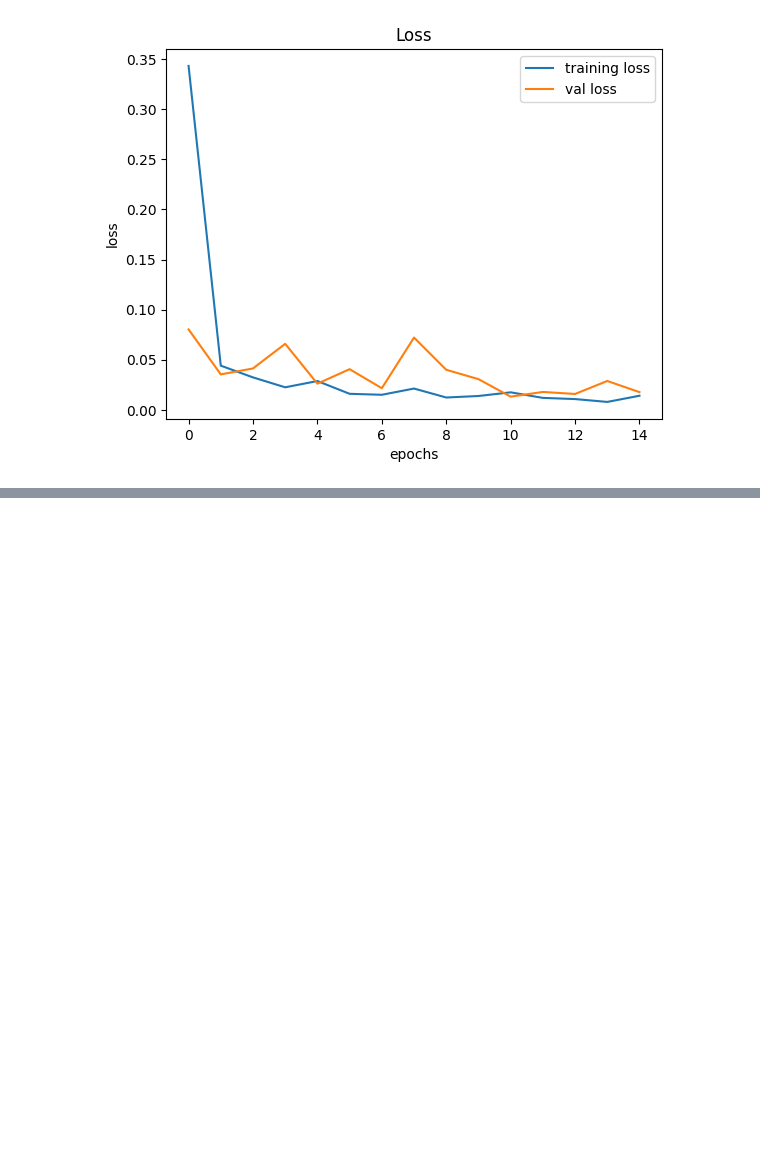
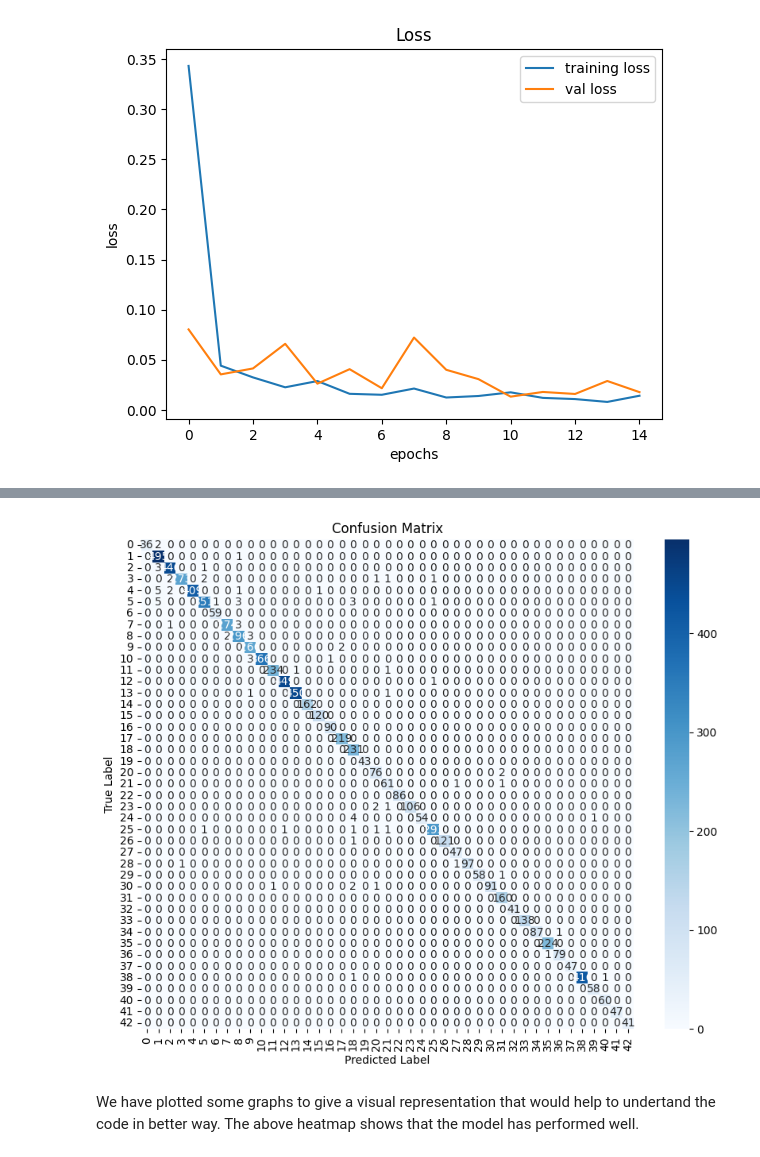
Before and after one commit to ZarnaDevalia/Project1_mathDL2, a Jupyter notebook: Traffic_Sign_Recognization.ipynb, the cells around one changed output, grey strips where cells are left out. Drawn from its saved outputs; the diff is of its cells as text; code cells hidden in the pictures; blank space fills up the shorter version.

```diff
--- a/Traffic_Sign_Recognization.ipynb
+++ b/Traffic_Sign_Recognization.ipynb
@@ -203,0 +247,17 @@ ValueError: Classification metrics can't handle a mix of multiclass and multilab
+# %%
+from sklearn.metrics import accuracy_score
+
+# Train the model
+model.fit(X_train, y_train)
+
+# Predict the labels for test data
+y_pred = model.predict(X_test)
+
+# Convert one-hot encoded labels back to integer labels
+y_test_int = np.argmax(y_test, axis=1)
+y_pred_int = np.argmax(y_pred, axis=1)
+
+# Calculate accuracy score
+accuracy = accuracy_score(y_test_int, y_pred_int)
+
+print("Accuracy score:", accuracy)
@@ -203,0 +291,21 @@ ValueError: Classification metrics can't handle a mix of multiclass and multilab
+# %%
+import seaborn as sns
+
+# Predict the labels for test data
+y_pred = model.predict(X_test)
+
+# Convert the predicted labels and ground truth labels back to 1D arrays
+y_pred_classes = np.argmax(y_pred, axis=1)
+y_test_classes = np.argmax(y_test, axis=1)
+
+# Calculate the confusion matrix
+confusion_mtx = confusion_matrix(y_test_classes, y_pred_classes)
+
+# Plot the confusion matrix using seaborn heatmap
+plt.figure(figsize=(10,8))
+sns.heatmap(confusion_mtx, annot=True, cmap='Blues', fmt='g', xticklabels=classes, yticklabels=classes)
+plt.xlabel('Predicted Label')
+plt.ylabel('True Label')
+plt.title('Confusion Matrix')
+plt.show()
+# %% [output]
@@ -203,0 +313,4 @@ ValueError: Classification metrics can't handle a mix of multiclass and multilab
+[figure, added]
+# %% [markdown]
+We have plotted some graphs to give a visual representation that would help to undertand the code in better way.
+The above heatmap shows that the model has performed well.
```
Also changed, not shown: parts of 13 cells of this notebook.
